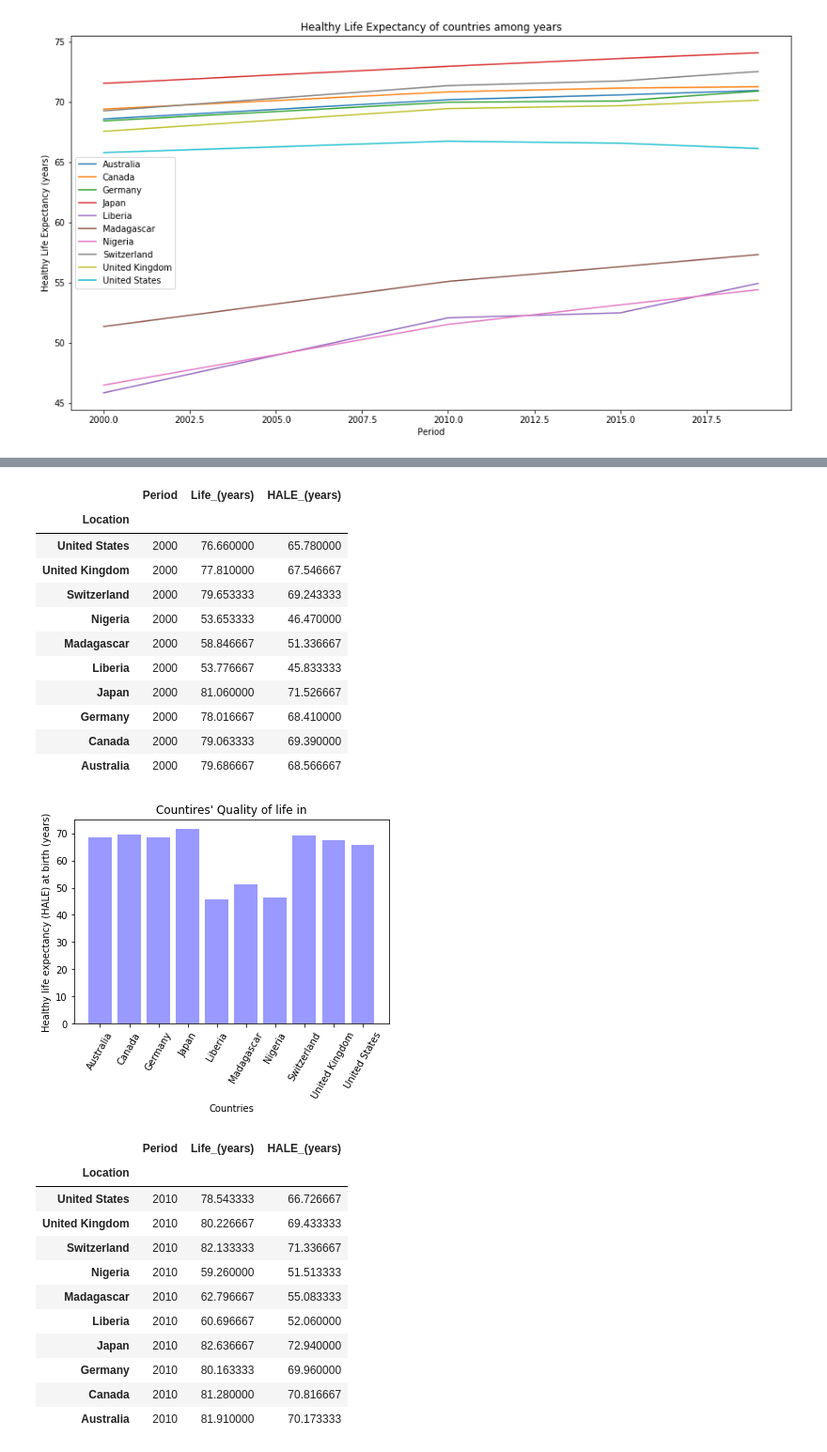
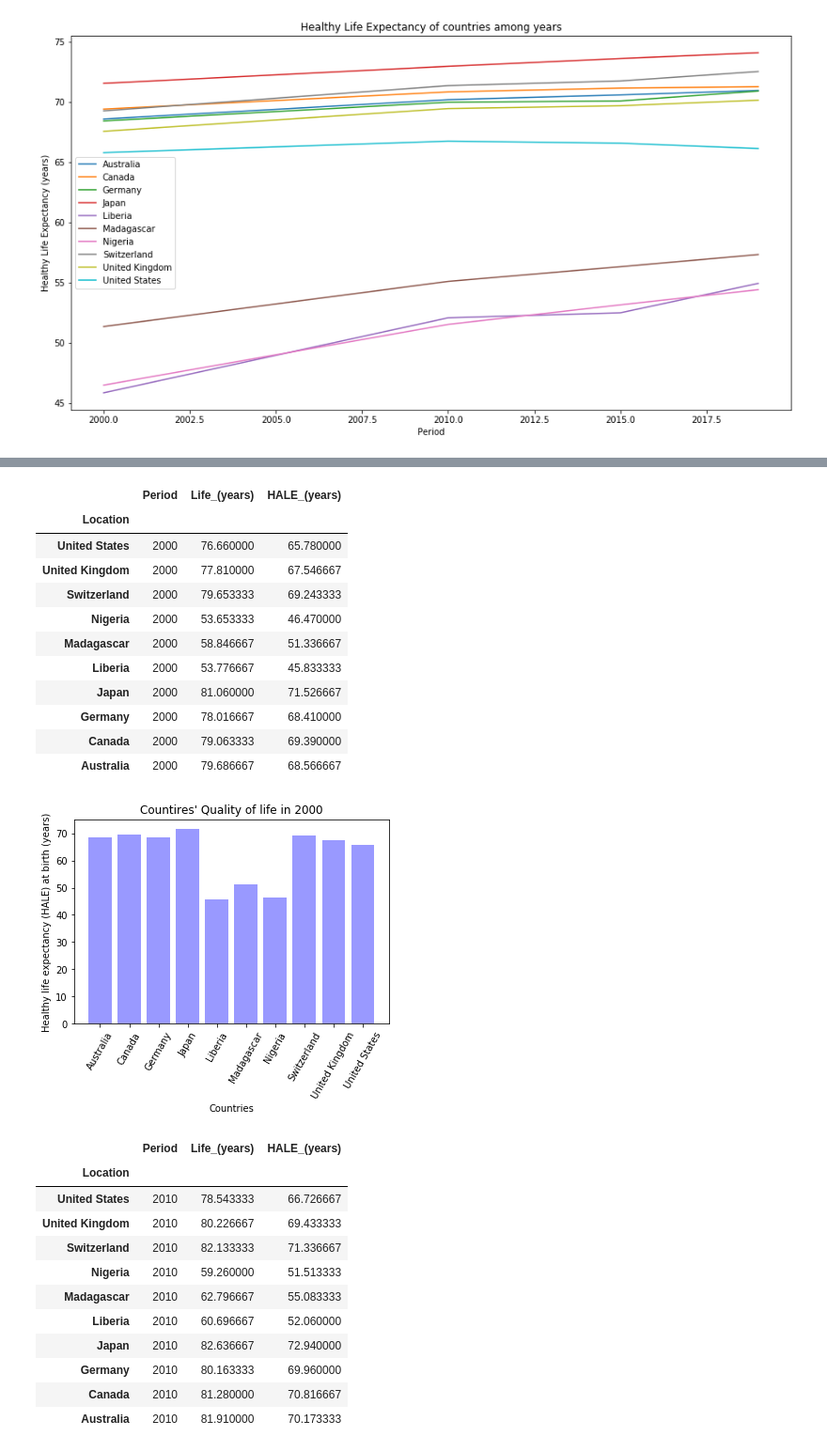
Before and after one commit to elstan-tmk/Life_expectancy_project, a Jupyter notebook: project_Elstan.ipynb, the cells around one changed output, grey strips where cells are left out. Shown at 94% size. Saved outputs shown, nothing was run; the diff lists cells and outputs as text; code cells hidden in the pictures.

```diff
--- a/project_Elstan.ipynb
+++ b/project_Elstan.ipynb
@@ -86,16 +86,18 @@ life_2015 = pd.DataFrame(filtered_countries_df.query("Period == '2015'"))
 years = [life_2000, life_2010, life_2015]
 # %%
 # Group by mean for life expectancy for each country and make a bar chart for it
-for year  in years:
+numYears = ['2000', '2010', '2015']
+
+for index, year  in enumerate(years):
     life_summary = year.groupby("Location").mean()
     display(life_summary.sort_values(["Location"], ascending = False))
     plt.bar(life_summary.index,life_summary["Life_(years)"],color = "green", alpha = 0.4)
     plt.xticks(rotation = 60)
-    plt.title("Countires' Life Expectancy in" )
+    plt.title("Countires' Life Expectancy in " + numYears[index])
     plt.xlabel("Countries")
     plt.ylabel("Life Expectancy (years)")
 
-    # plt.savefig("My Project Images/ Countries Life Expectancy in" + str(year["Period"]) + ".png", bbox_inches ="tight")
+    plt.savefig("My Project Images/ Countries Life Expectancy in " + numYears[index] + ".png", bbox_inches ="tight")
 
     plt.show()
 # %% [output]
@@ -141,29 +143,33 @@ for year  in years:
 # %%
-for year  in years:
+# Group by mean for Healthy life expectancy for each country and make a bar chart for it
+
+numYears = ['2000', '2010', '2015']
+
+for index, year  in enumerate(years):
     life_summary = year.groupby("Location").mean()
     display(life_summary.sort_values(["Location"], ascending = False))
     plt.bar(life_summary.index,life_summary["HALE_(years)"], color = "blue", alpha = 0.4)
     plt.xticks(rotation = 60)
-    plt.title("Countires' Quality of life in" )
+    plt.title("Countires' Quality of life in " + numYears[index])
     plt.xlabel("Countries")
     plt.ylabel("Healthy life expectancy (HALE) at birth (years)")
 
-    #plt.savefig("My Project Images/ Countries Life Expectancy in" + str(year["Period"]) + ".png", bbox_inches ="tight")
+    plt.savefig("My Project Images/ Countries Life Expectancy in " + numYears[index] + ".png", bbox_inches ="tight")
     plt.show()
 # %% [output]
 |  | Period | Life_(years) | HALE_(years) |
 | Location |  |  |  |
 | United States | 2000 | 76.660000 | 65.780000 |
 | United Kingdom | 2000 | 77.810000 | 67.546667 |
 | Switzerland | 2000 | 79.653333 | 69.243333 |
 | Nigeria | 2000 | 53.653333 | 46.470000 |
 | Madagascar | 2000 | 58.846667 | 51.336667 |
 | Liberia | 2000 | 53.776667 | 45.833333 |
 | Japan | 2000 | 81.060000 | 71.526667 |
 | Germany | 2000 | 78.016667 | 68.410000 |
 | Canada | 2000 | 79.063333 | 69.390000 |
 | Australia | 2000 | 79.686667 | 68.566667 |
-[figure, old version]
+[figure, new version]
 |  | Period | Life_(years) | HALE_(years) |
 | Location |  |  |  |
 | United States | 2010 | 78.543333 | 66.726667 |
```
Also changed, not shown: parts of 2 cells of this notebook, 3 other files.
